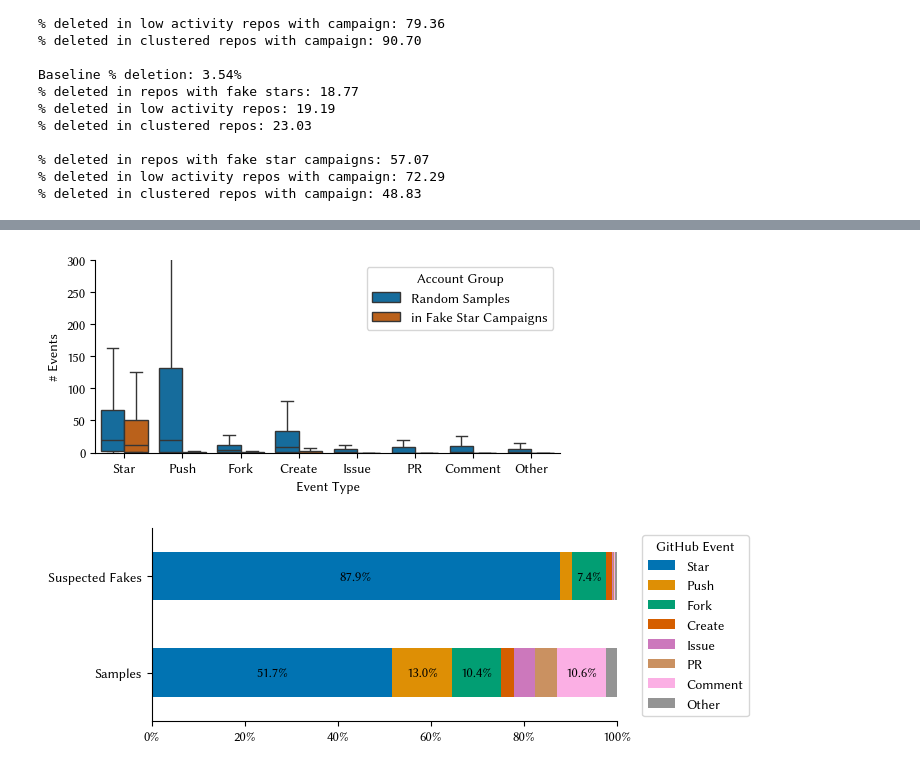
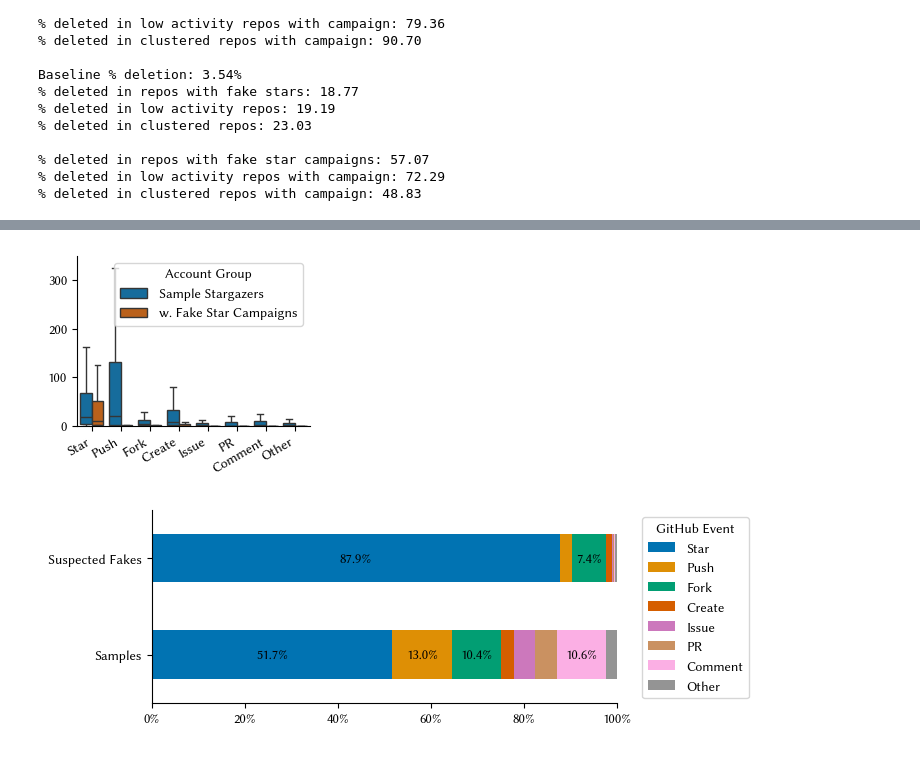
Before and after one commit to hehao98/StarScout, a Jupyter notebook: evaluation.ipynb, the cells around one changed output, grey strips where cells are left out. Saved outputs shown, nothing was run; the diff lists cells and outputs as text; code cells hidden in the pictures.

```diff
--- a/evaluation.ipynb
+++ b/evaluation.ipynb
@@ -52,37 +39,17 @@ print(
     sum(stars[stars.repo.isin(repos_with_campaign)].n_stars_fake),
 )
 
-low_activity_actors = data.get_unique_actors(
-    "low_activity_stars", {"low_activity": True}
-)
-clustered_actors = data.get_unique_actors("clustered_stars", {"clustered": True})
+low_activity_actors = data.get_unique_actors("low_activity")
+clustered_actors = data.get_unique_actors("clustered")
 print(
     "# actors in suspected fake stars:",
     len(clustered_actors | low_activity_actors),
 )
 
-low_activity_actors_in_campaign = set()
-with pymongo.MongoClient(MONGO_URL) as client:
-    for star in client.fake_stars.low_activity_stars.find(
-        {"low_activity": True, "repo": {"$in": list(repos_with_campaign)}}
-    ):
-        if (
-            star["repo"] in repos_with_campaign
-            and (star["repo"], star["starred_at"][:7]) in repo_campaign_months
-        ):
-            low_activity_actors_in_campaign.add(star["actor"])
+low_activity_actors_in_campaign = data.get_unique_actors_in_campaign("low_activity")
 print("# low activity stars in campaign:", len(low_activity_actors_in_campaign))
 
-clustered_actors_in_campaign = set()
-with pymongo.MongoClient(MONGO_URL) as client:
-    for star in client.fake_stars.clustered_stars.find(
-        {"clustered": True, "repo": {"$in": list(repos_with_campaign)}}
-    ):
-        if (
-            star["repo"] in repos_with_campaign
-            and (star["repo"], star["starred_at"][:7]) in repo_campaign_months
-        ):
-            clustered_actors_in_campaign.add(star["actor"])
+clustered_actors_in_campaign = data.get_unique_actors_in_campaign("clustered")
 print("# clustered actors in campaign:", len(clustered_actors_in_campaign))
 print(
     "# actors in suspected fake star campaigns:",
@@ -257,33 +180,33 @@ fig.savefig("plots/repo-events.pdf", bbox_inches="tight", dpi=300)
 # %%
-fig, ax = plt.subplots(figsize=(W, H))
+fig, ax = plt.subplots(figsize=(W/2, H))
 sns.boxplot(
     x="event",
     y="count",
     data=actor_event_counts[
         actor_event_counts.actor.isin(
             clustered_actors_in_campaign | low_activity_actors_in_campaign
         )
         | (actor_event_counts.group == "Samples")
     ],
     hue="group",
     order=plot.EVENT_ORDER,
     hue_order=["Samples", "Suspected Fakes"],
     palette=["C0", "C2"],
     # errorbar="sd",
     showfliers=False,
     ax=ax,
 )
-ax.set_ylabel("# Events")
-ax.set_xlabel("Event Type")
+ax.set_ylabel("")
+ax.set_xlabel("")
 handles, labels = ax.get_legend_handles_labels()
-ax.legend(title="Account Group", handles=handles, labels=["Random Samples", "in Fake Star Campaigns"])
-ax.set_ylim(0, 300)
+ax.legend(title="Account Group", handles=handles, labels=["Sample Stargazers", "w. Fake Star Campaigns"])
+ax.set_ylim(0, 350)
 ax.spines["top"].set_visible(False)
 ax.spines["right"].set_visible(False)
-# fig.autofmt_xdate()
+fig.autofmt_xdate()
 fig.savefig("plots/actor-events.pdf", bbox_inches="tight", dpi=300)
 # %% [output]
-[figure, old version]
+[figure, new version]
 # %%
 fig, ax = plt.subplots(figsize=(W, H))
 data = (
```
Also changed, not shown: parts of 16 cells of this notebook, 4 other files.
